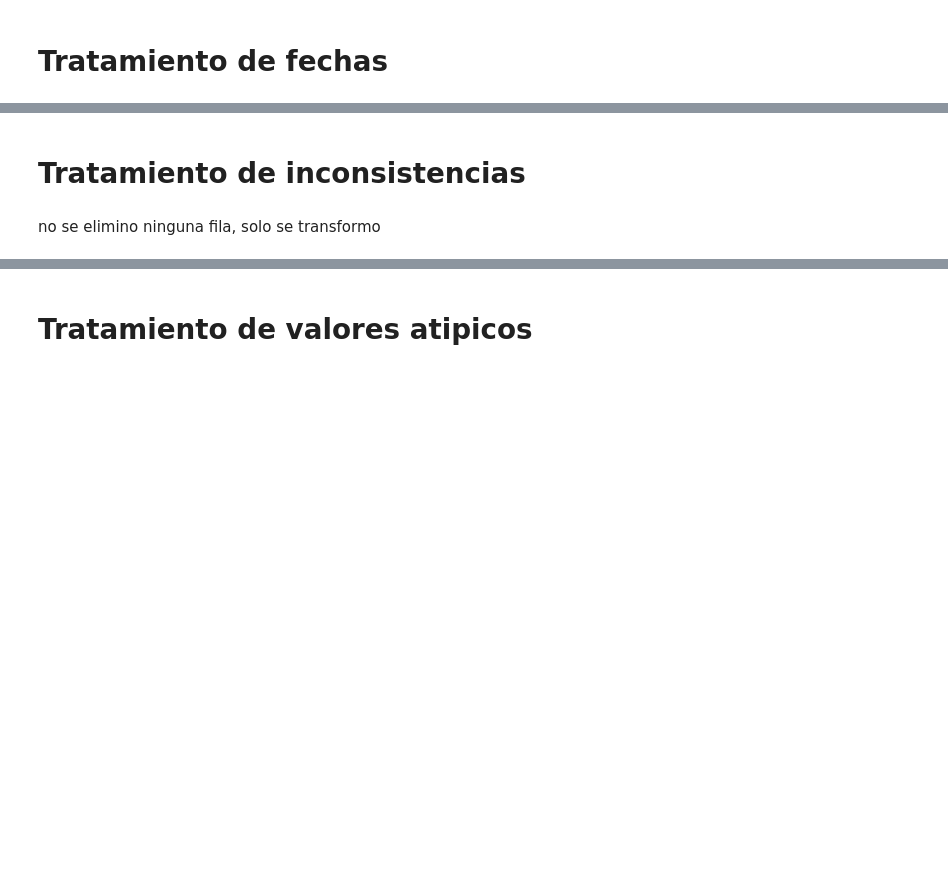
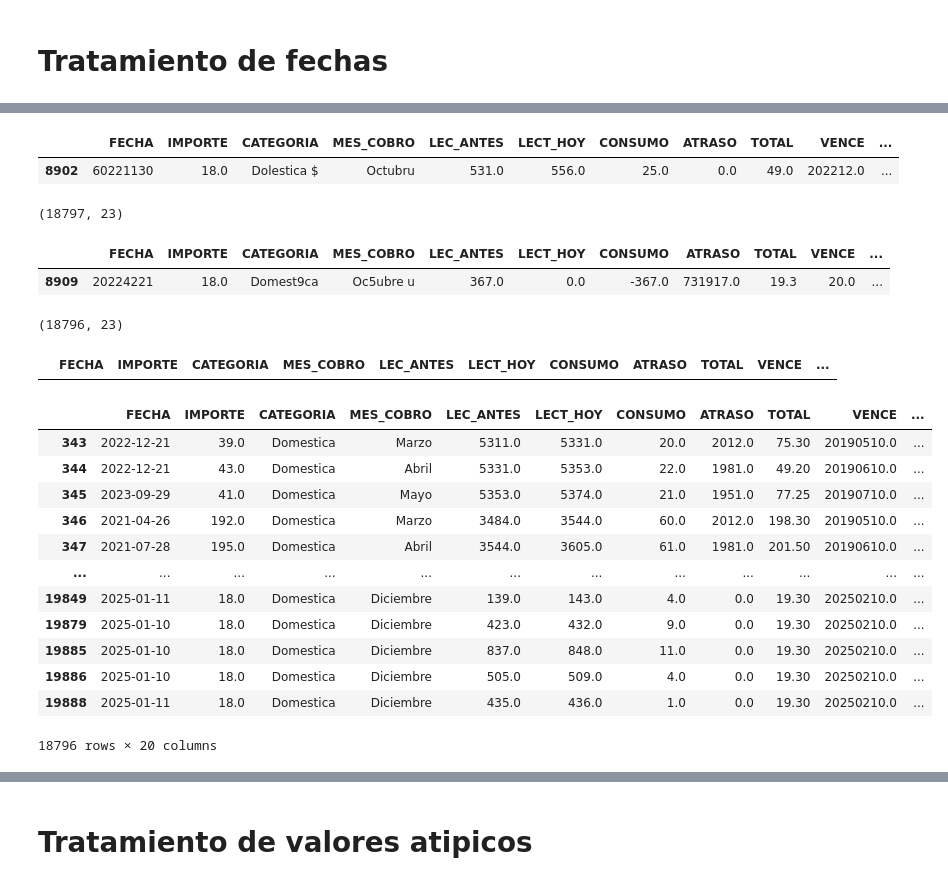
Before and after one commit to javier0097/prediccion_serie_de_tiempo, a Jupyter notebook: prediccion de ingresos.ipynb, the cells around one changed output, grey strips where cells are left out. Saved outputs shown, nothing was run; the diff lists cells and outputs as text; code cells hidden in the pictures; blank space fills up the shorter version.

```diff
--- a/prediccion de ingresos.ipynb
+++ b/prediccion de ingresos.ipynb
@@ -118,13 +208,53 @@ fechas_erroneas
-# %%
-filtered_df = filtered_df[(filtered_df['PASIBLE'] < 20260000) & (filtered_df['PASIBLE'] > 19500000)]
-filtered_df.shape
+# %%
+filtered_df['FECHA'] = filtered_df['FECHA'].astype(str)
+filtered_df['AÑO'] = filtered_df['FECHA'].str[:4]
+filtered_df['MES'] = filtered_df['FECHA'].str[4:6]
+filtered_df['DIA'] = filtered_df['FECHA'].str[6:8]
+filtered_df['AÑO'] = filtered_df['AÑO'].astype('Int64')
+filtered_df['MES'] = filtered_df['MES'].astype('Int64')
+filtered_df['DIA'] = filtered_df['DIA'].astype('Int64')
+# %%
+anios_erroneas = filtered_df[(filtered_df['AÑO'] > 2026) | (filtered_df['AÑO'] < 1960)]
+anios_erroneas
+# %% [output]
+|  | FECHA | IMPORTE | CATEGORIA | MES_COBRO | LEC_ANTES | LECT_HOY | CONSUMO | ATRASO | TOTAL | VENCE | ... |
+| 8902 | 60221130 | 18.0 | Dolestica $ | Octubru | 531.0 | 556.0 | 25.0 | 0.0 | 49.0 | 202212.0 | ... |
+# %%
+filtered_df = filtered_df[(filtered_df['AÑO'] < 2026) & (filtered_df['AÑO'] > 1980)].copy()
+filtered_df.shape
+# %% [output]
+(18797, 23)
+# %%
+meses_erroneos = filtered_df[(filtered_df['MES'] > 12) | (filtered_df['MES'] < 1)]
+meses_erroneos
+# %% [output]
+|  | FECHA | IMPORTE | CATEGORIA | MES_COBRO | LEC_ANTES | LECT_HOY | CONSUMO | ATRASO | TOTAL | VENCE | ... |
+| 8909 | 20224221 | 18.0 | Domest9ca | Oc5ubre u | 367.0 | 0.0 | -367.0 | 731917.0 | 19.3 | 20.0 | ... |
+# %%
+filtered_df = filtered_df[(filtered_df['MES'] <= 12) & (filtered_df['MES'] >= 1)].copy()
+filtered_df.shape
+# %% [output]
+(18796, 23)
+# %%
+dias_erroneos = filtered_df[(filtered_df['DIA'] > 31) | (filtered_df['DIA'] < 1)]
+dias_erroneos
+# %% [output]
+|  | FECHA | IMPORTE | CATEGORIA | MES_COBRO | LEC_ANTES | LECT_HOY | CONSUMO | ATRASO | TOTAL | VENCE | ... |
 # %%
+filtered_df = filtered_df.drop(columns=['AÑO', 'MES', 'DIA'])
 filtered_df["FECHA"] = pd.to_datetime(filtered_df["FECHA"], format='%Y%m%d')
-filtered_df["VENCE"] = pd.to_datetime(filtered_df["VENCE"], format='%Y%m%d')
-filtered_df["INGRESO"] = pd.to_datetime(filtered_df["INGRESO"], format='%Y%m%d')
-filtered_df["FLEC"] = pd.to_datetime(filtered_df["FLEC"], format='%Y%m%d')
-filtered_df["PASIBLE"] = pd.to_datetime(filtered_df["PASIBLE"], format='%Y%m%d')
-filtered_df["LEIANTES"] = pd.to_datetime(filtered_df["LEIANTES"], format='%Y%m%d')
 filtered_df
+# %% [output]
+|  | FECHA | IMPORTE | CATEGORIA | MES_COBRO | LEC_ANTES | LECT_HOY | CONSUMO | ATRASO | TOTAL | VENCE | ... |
+| 343 | 2022-12-21 | 39.0 | Domestica | Marzo | 5311.0 | 5331.0 | 20.0 | 2012.0 | 75.30 | 20190510.0 | ... |
+| 344 | 2022-12-21 | 43.0 | Domestica | Abril | 5331.0 | 5353.0 | 22.0 | 1981.0 | 49.20 | 20190610.0 | ... |
+| 345 | 2023-09-29 | 41.0 | Domestica | Mayo | 5353.0 | 5374.0 | 21.0 | 1951.0 | 77.25 | 20190710.0 | ... |
+| 346 | 2021-04-26 | 192.0 | Domestica | Marzo | 3484.0 | 3544.0 | 60.0 | 2012.0 | 198.30 | 20190510.0 | ... |
+| 347 | 2021-07-28 | 195.0 | Domestica | Abril | 3544.0 | 3605.0 | 61.0 | 1981.0 | 201.50 | 20190610.0 | ... |
+| ... | ... | ... | ... | ... | ... | ... | ... | ... | ... | ... | ... |
+| 19849 | 2025-01-11 | 18.0 | Domestica | Diciembre | 139.0 | 143.0 | 4.0 | 0.0 | 19.30 | 20250210.0 | ... |
+| 19879 | 2025-01-10 | 18.0 | Domestica | Diciembre | 423.0 | 432.0 | 9.0 | 0.0 | 19.30 | 20250210.0 | ... |
+| 19885 | 2025-01-10 | 18.0 | Domestica | Diciembre | 837.0 | 848.0 | 11.0 | 0.0 | 19.30 | 20250210.0 | ... |
+| 19886 | 2025-01-10 | 18.0 | Domestica | Diciembre | 505.0 | 509.0 | 4.0 | 0.0 | 19.30 | 20250210.0 | ... |
+| 19888 | 2025-01-11 | 18.0 | Domestica | Diciembre | 435.0 | 436.0 | 1.0 | 0.0 | 19.30 | 20250210.0 | ... |
+18796 rows × 20 columns
-# %% [markdown]
-# Tratamiento de inconsistencias
@@ -141,2 +260,0 @@ filtered_df.columns
-# %% [markdown]
-no se elimino ninguna fila, solo se transformo
```
Also changed, not shown: parts of 101 cells of this notebook, 4 other files.
